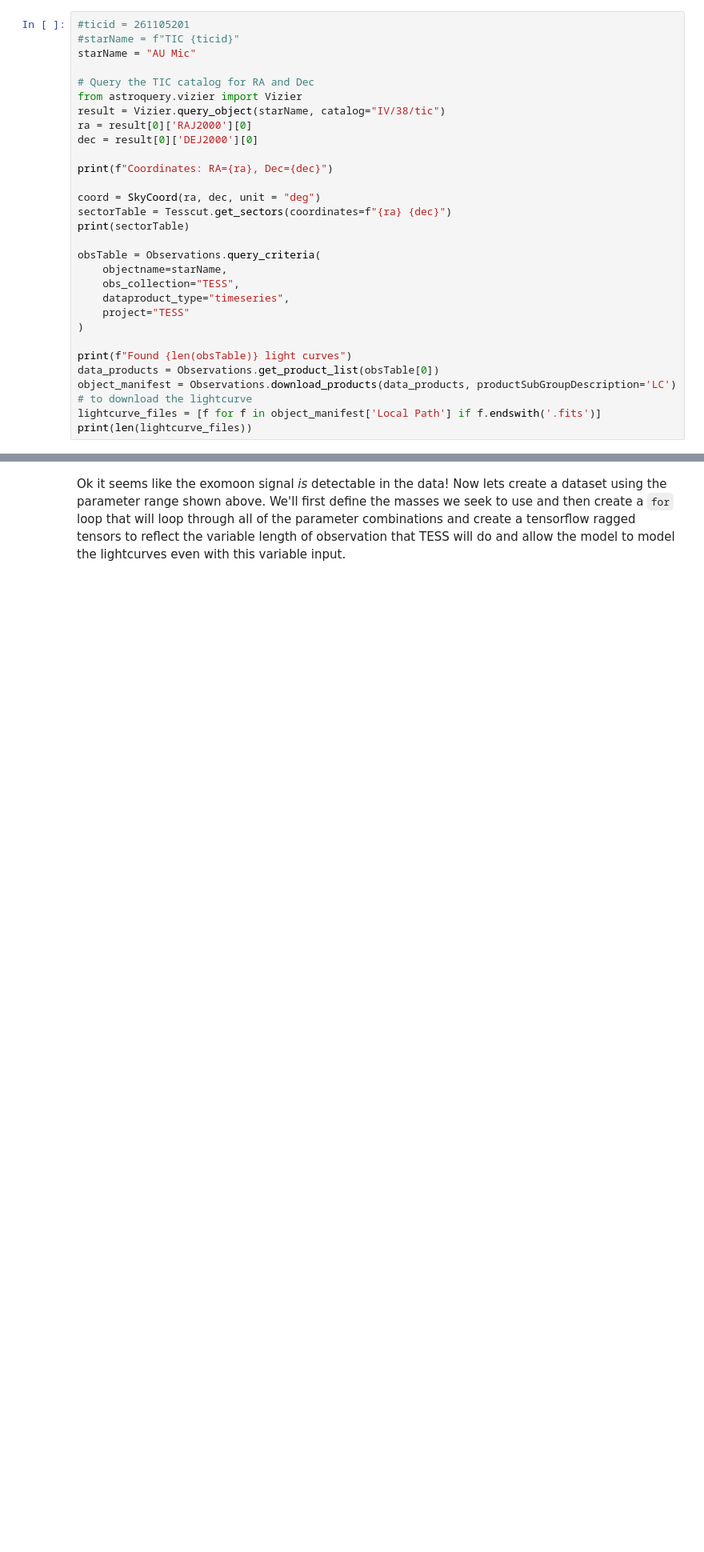
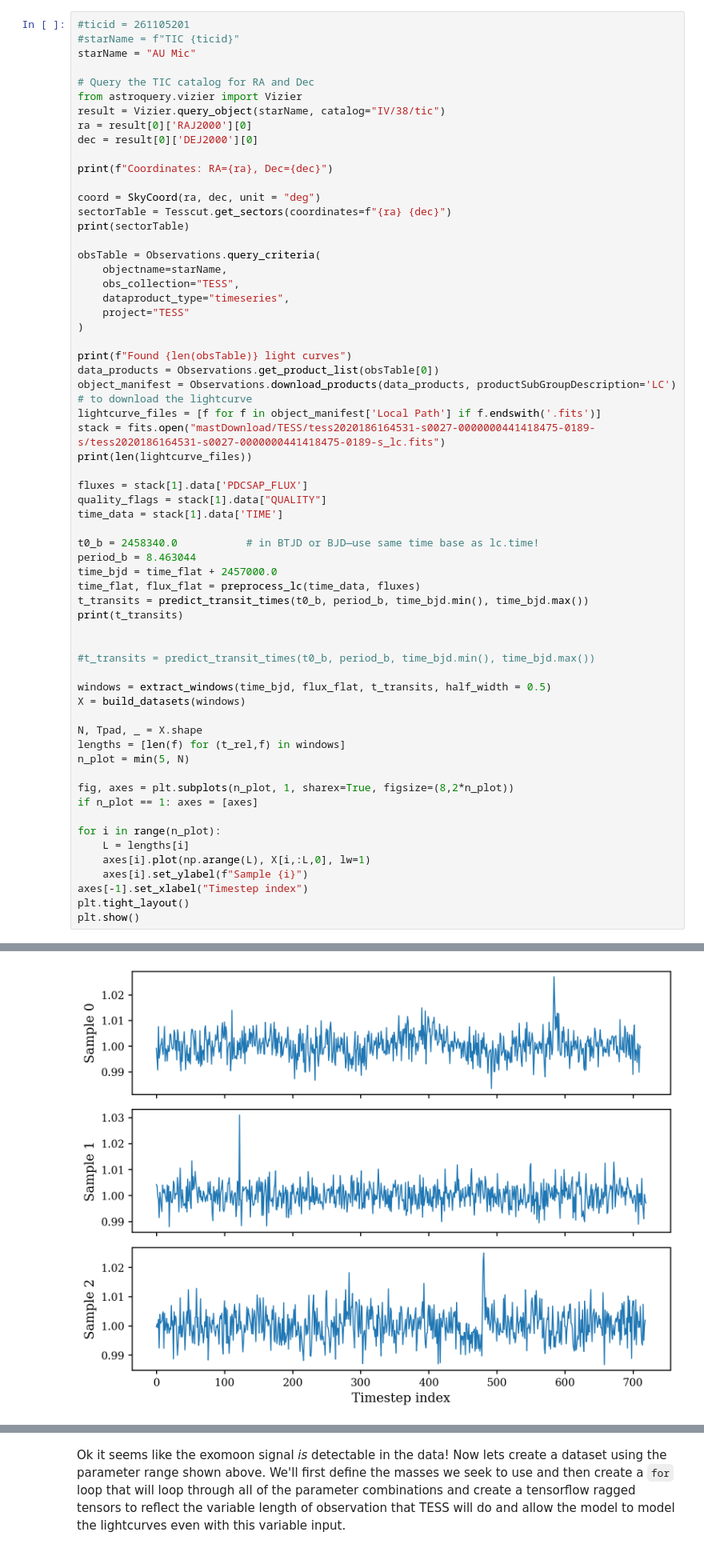
Before and after one commit to iam37/ASTR-375-Final-Project, a Jupyter notebook: Dataset_Creation.ipynb, the cells around one changed output, grey strips where cells are left out. Shown at 80% size. Saved outputs shown, nothing was run; the diff lists cells and outputs as text; blank space fills up the shorter version.

```diff
--- a/Dataset_Creation.ipynb
+++ b/Dataset_Creation.ipynb
@@ -71,7 +118,40 @@ print(f"Found {len(obsTable)} light curves")
 data_products = Observations.get_product_list(obsTable[0])
 object_manifest = Observations.download_products(data_products, productSubGroupDescription='LC') # to download the lightcurve
 lightcurve_files = [f for f in object_manifest['Local Path'] if f.endswith('.fits')]
+stack = fits.open("mastDownload/TESS/tess2020186164531-s0027-0000000441418475-0189-s/tess2020186164531-s0027-0000000441418475-0189-s_lc.fits")
 print(len(lightcurve_files))
+
+fluxes = stack[1].data['PDCSAP_FLUX']
+quality_flags = stack[1].data["QUALITY"]
+time_data = stack[1].data['TIME']
+
+t0_b = 2458340.0           # in BTJD or BJD—use same time base as lc.time!
+period_b = 8.463044
+time_bjd = time_flat + 2457000.0
+time_flat, flux_flat = preprocess_lc(time_data, fluxes)
+t_transits = predict_transit_times(t0_b, period_b, time_bjd.min(), time_bjd.max())
+print(t_transits)
+
+
+#t_transits = predict_transit_times(t0_b, period_b, time_bjd.min(), time_bjd.max())
+
+windows = extract_windows(time_bjd, flux_flat, t_transits, half_width = 0.5)
+X = build_datasets(windows)
+
+N, Tpad, _ = X.shape
+lengths = [len(f) for (t_rel,f) in windows]
+n_plot = min(5, N)
+
+fig, axes = plt.subplots(n_plot, 1, sharex=True, figsize=(8,2*n_plot))
+if n_plot == 1: axes = [axes]
+
+for i in range(n_plot):
+    L = lengths[i]
+    axes[i].plot(np.arange(L), X[i,:L,0], lw=1)
+    axes[i].set_ylabel(f"Sample {i}")
+axes[-1].set_xlabel("Timestep index")
+plt.tight_layout()
+plt.show()
 # %% [output]
 Coordinates: RA=311.28608498301, Dec=-31.37181471254
 WARNING: InputWarning: Coordinate string is being interpreted as an ICRS coordinate provided in degrees. [astroquery.utils.commons]
@@ -83,3 +167,4 @@ NameError: name 'Observations' is not defined
+[figure, added]
 # %%
 def phase_fold(period, time_series_data): # From ASTR 225 Problem Set 4
     time_series_data = np.asarray(time_series_data)
```
Also changed, not shown: parts of 11 cells of this notebook, 1 other file.
